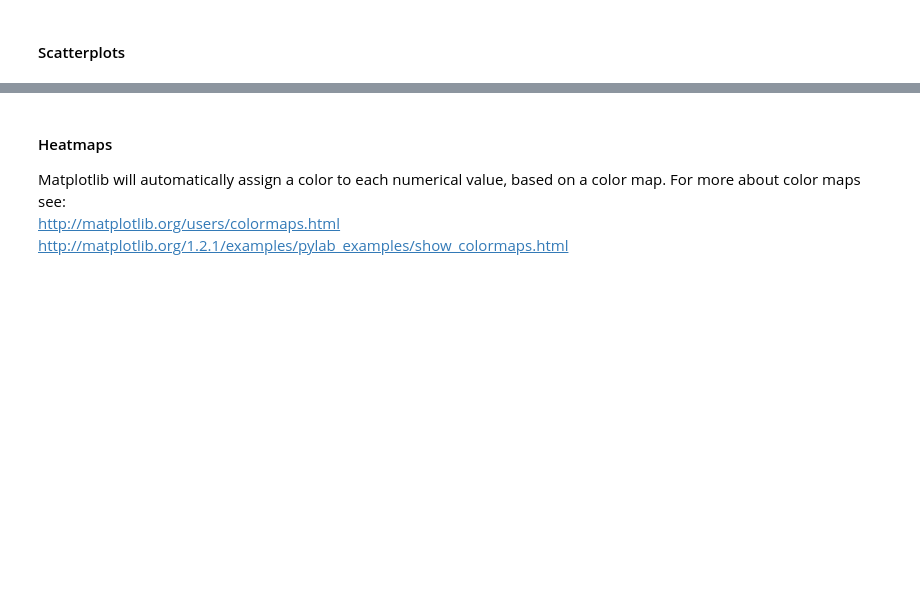
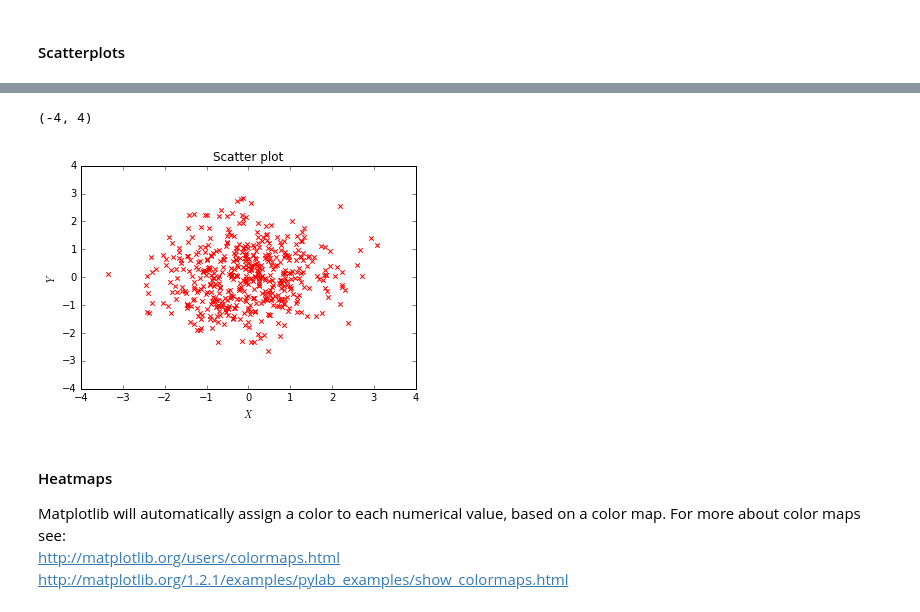
Before and after one commit to chagaz/ma2823_2016, a Jupyter notebook: lab_notebooks/Lab 1 2016-09-14 Scientific Python.ipynb, the cells around one changed output, grey strips where cells are left out. Drawn from its saved outputs; the diff is of its cells as text; code cells hidden in the pictures; blank space fills up the shorter version.

```diff
--- a/lab_notebooks/Lab 1 2016-09-14 Scientific Python.ipynb
+++ b/lab_notebooks/Lab 1 2016-09-14 Scientific Python.ipynb
@@ -274,5 +303,14 @@ plt.ylim([-4, 4])
 # %%
 # Add a title and axis captions to the previous plot. Change the marker style and color.
+plt.scatter(x, y,color='red',marker='x')
+plt.title("Scatter plot")
+plt.xlabel('$X$')
+plt.ylabel('$Y$')
+plt.xlim([-4, 4])
+plt.ylim([-4, 4])
+# %% [output]
+(-4, 4)
+[figure, added]
 # %% [markdown]
 #### Heatmaps
 Matplotlib will automatically assign a color to each numerical value, based on a color map.
```
Also changed, not shown: parts of 34 cells of this notebook.
